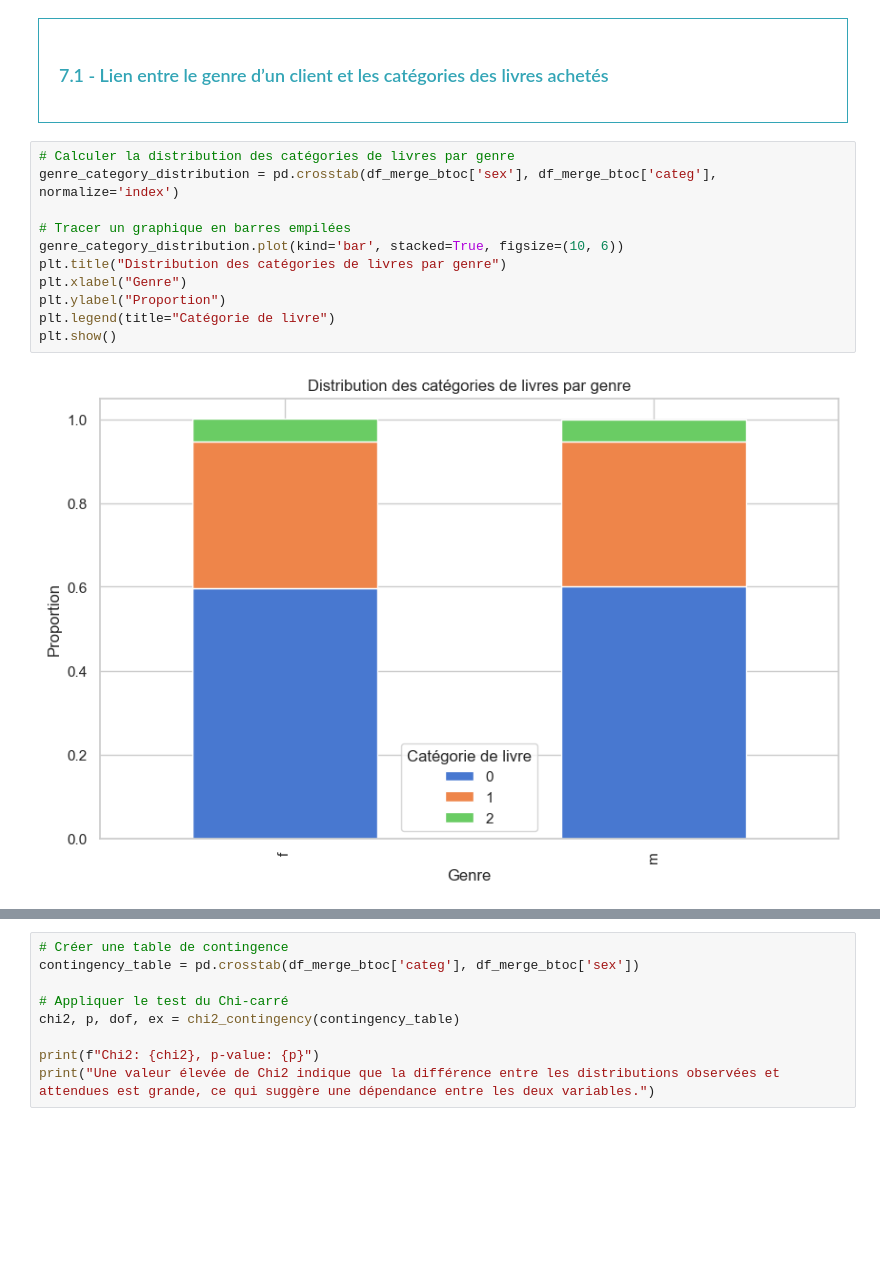
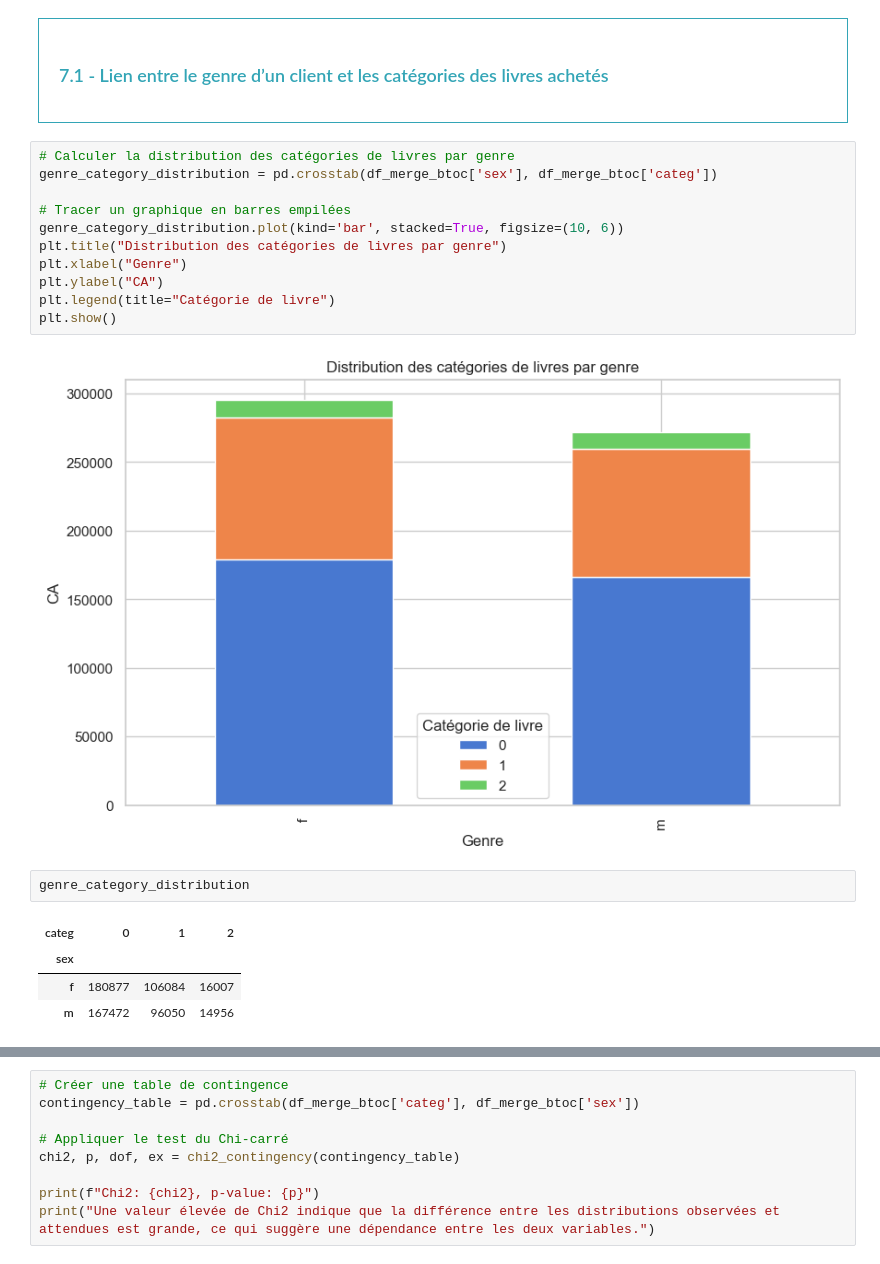
Before and after one commit to obenmaha/analyse-ventes-librairie, a Jupyter notebook: Analyse des Vente_V2.ipynb, the cells around one changed output, grey strips where cells are left out. Saved outputs shown, nothing was run; the diff lists cells and outputs as text; blank space fills up the shorter version.

```diff
--- a/Analyse des Vente_V2.ipynb
+++ b/Analyse des Vente_V2.ipynb
@@ -1331,17 +1350,24 @@ plt.show()
 </div>
 # %%
 # Calculer la distribution des catégories de livres par genre
-genre_category_distribution = pd.crosstab(df_merge_btoc['sex'], df_merge_btoc['categ'], normalize='index')
+genre_category_distribution = pd.crosstab(df_merge_btoc['sex'], df_merge_btoc['categ'])
 
 # Tracer un graphique en barres empilées
 genre_category_distribution.plot(kind='bar', stacked=True, figsize=(10, 6))
 plt.title("Distribution des catégories de livres par genre")
 plt.xlabel("Genre")
-plt.ylabel("Proportion")
+plt.ylabel("CA")
 plt.legend(title="Catégorie de livre")
 plt.show()
 # %% [output]
-[figure, old version]
+[figure, new version]
+# %%
+genre_category_distribution
+# %% [output]
+| categ | 0 | 1 | 2 |
+| sex |  |  |  |
+| f | 180877 | 106084 | 16007 |
+| m | 167472 | 96050 | 14956 |
 # %%
 # Visualisation avec une heatmap
 plt.figure(figsize=(10, 6))
```
Also changed, not shown: parts of 16 cells of this notebook, 1 other file.
